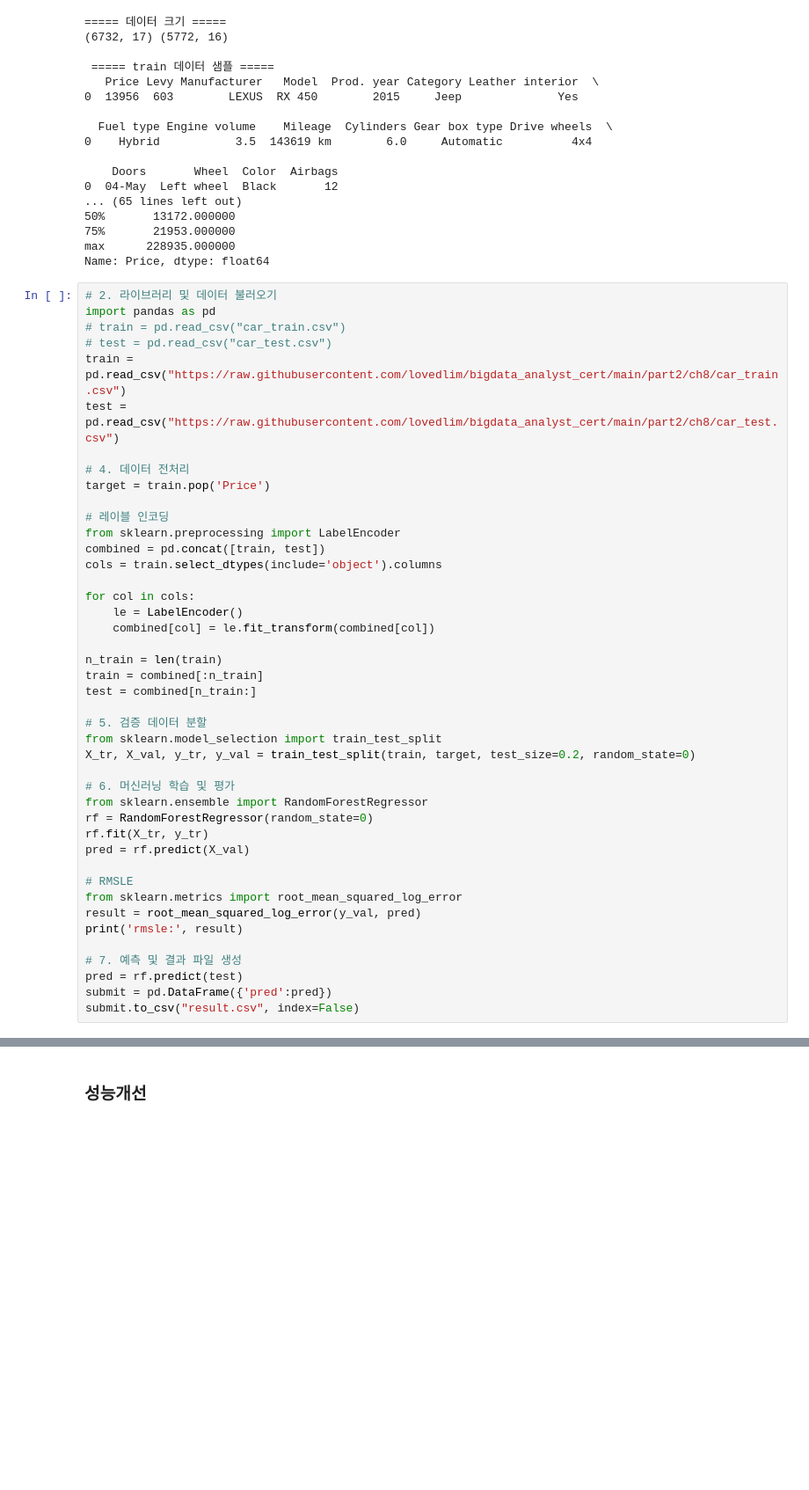
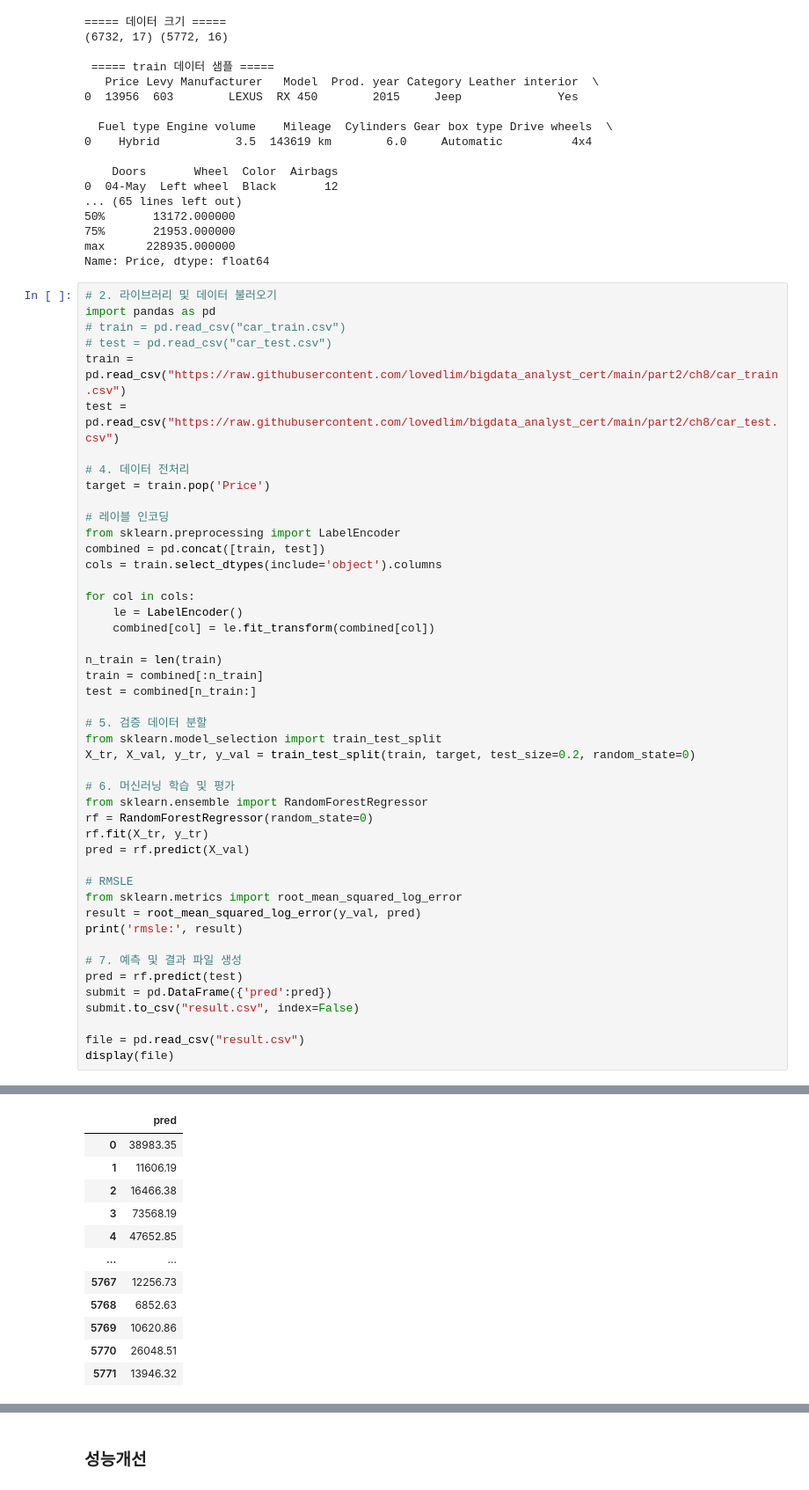
Before and after one commit to ecuirty-kr/1_DataAnalysis, a Jupyter notebook: ch8_ex_regression.ipynb, the cells around one changed output, grey strips where cells are left out. Shown at 88% size. Drawn from its saved outputs; the diff is of its cells as text; blank space fills up the shorter version.

```diff
--- a/ch8_ex_regression.ipynb
+++ b/ch8_ex_regression.ipynb
@@ -452,30 +760,45 @@ cols = train.select_dtypes(include='object').columns
 
 for col in cols:
     le = LabelEncoder()
     combined[col] = le.fit_transform(combined[col])
 
 n_train = len(train)
 train = combined[:n_train]
 test = combined[n_train:]
 
 # 5. 검증 데이터 분할
 from sklearn.model_selection import train_test_split
 X_tr, X_val, y_tr, y_val = train_test_split(train, target, test_size=0.2, random_state=0)
 
 # 6. 머신러닝 학습 및 평가
 from sklearn.ensemble import RandomForestRegressor
 rf = RandomForestRegressor(random_state=0)
 rf.fit(X_tr, y_tr)
 pred = rf.predict(X_val)
 
 # RMSLE
 from sklearn.metrics import root_mean_squared_log_error
 result = root_mean_squared_log_error(y_val, pred)
 print('rmsle:', result)
 
 # 7. 예측 및 결과 파일 생성
 pred = rf.predict(test)
 submit = pd.DataFrame({'pred':pred})
 submit.to_csv("result.csv", index=False)
+
+file = pd.read_csv("result.csv")
+display(file)
 # %% [output]
 rmsle: 1.1008952910276844
+|  | pred |
+| 0 | 38983.35 |
+| 1 | 11606.19 |
+| 2 | 16466.38 |
+| 3 | 73568.19 |
+| 4 | 47652.85 |
+| ... | ... |
+| 5767 | 12256.73 |
+| 5768 | 6852.63 |
+| 5769 | 10620.86 |
+| 5770 | 26048.51 |
+| 5771 | 13946.32 |
```
Also changed, not shown: parts of 4 cells of this notebook.
